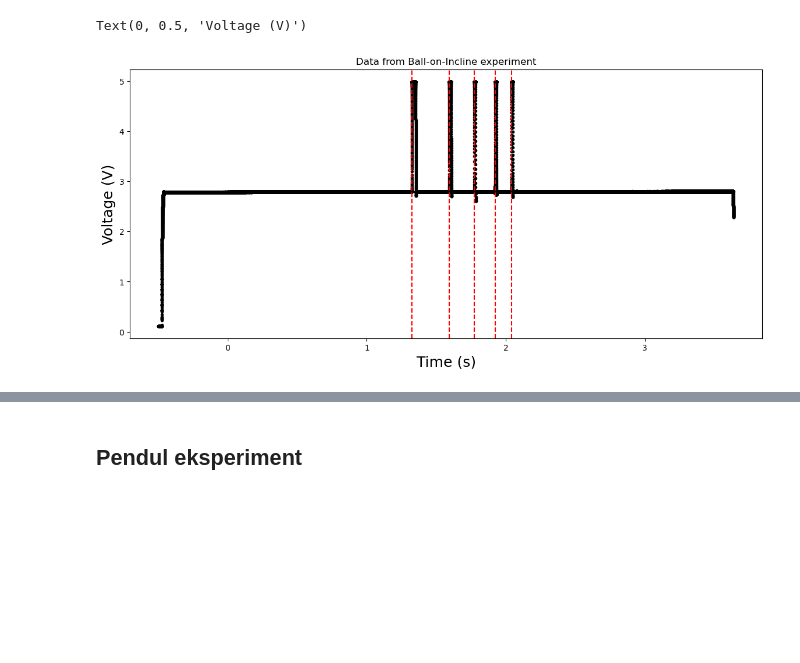
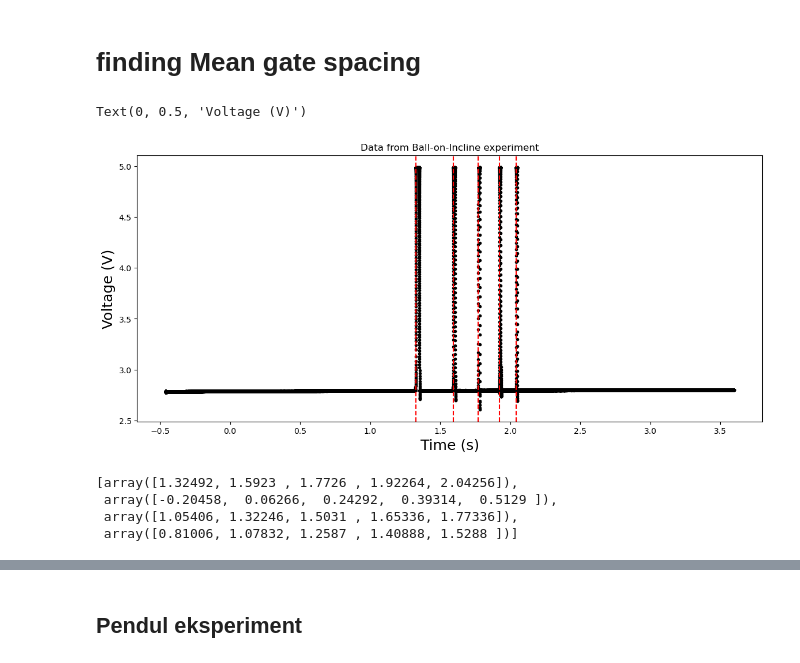
Before and after one commit to NikolajMunkKjaersgaard/Appstat-project, a Jupyter notebook: Project/BallOnIncline/Nikolaj_MeasurementsLab.ipynb, the cells around one changed output, grey strips where cells are left out. Cells and saved outputs as stored; diff of their text form; code cells hidden in the pictures; blank space fills up the shorter version.

```diff
--- a/Project/BallOnIncline/Nikolaj_MeasurementsLab.ipynb
+++ b/Project/BallOnIncline/Nikolaj_MeasurementsLab.ipynb
@@ -20,3 +25,5 @@ Setup_Angle_Sigma = 1e-2
 
 Gate_Spacing = [16.35, 34.05, 52.18, 71.21, 88.75] # entry 1 is the higest placed gate
 Gate_Spacing_Sigma = [1e-3, 1e-3, 1e-3, 1e-3, 1e-3] # entry 1 is the higest placed gate
+# %% [markdown]
+# finding Mean gate spacing
@@ -23,35 +49,36 @@ Gate_Spacing_Sigma = [1e-3, 1e-3, 1e-3, 1e-3, 1e-3] # entry 1 is the higest plac
 # %%
-def read_csv(filename, trim):
+def read_csv(filename, trim, trimend=1):
     """Read CSV from Waveforms"""
     dat = np.genfromtxt(filename, delimiter=',', skip_header=13, names=True)
-    trimdat = dat[trim:]
+    trimdat = dat[trim:-trimend]
     time = trimdat['Time_s']
     voltage = trimdat['Channel_1_V']
     return time, voltage
 # %%
 def find_midpoints(time, voltage):
     """Find timing of ball crossings"""
     threshold = np.mean(voltage)+ np.std(voltage)
     Transient_Mask = (voltage[:-1] < threshold) & (voltage[1:] >= threshold)
     Transient_Times = np.array(time[1:])[Transient_Mask]
     return Transient_Times, np.mean(np.diff(time))
 
 filename = 'Waveforms_data/Big_1.csv'
 # Read the data and plot it (possibly with passing times in):
 
-trim = 200
-time, voltage = read_csv(filename, trim)
+trim = 2000
+trimend = 2000
+time, voltage = read_csv(filename, trim,trimend)
 
 timepass, time_Sigma = find_midpoints(time, voltage)
 
 fig, ax = plt.subplots(figsize=(14, 6))
 ax.plot(time, voltage, 'k.', label='Measurements')
 #adding a vertical line at each time the ball passes
 for t in timepass:
     ax.axvline(t, color='r', linestyle='--', label='Ball pass' if t == timepass[0] else "")
 ax.set_title("Data from Ball-on-Incline experiment")
 ax.set_xlabel("Time (s)", fontsize=18)
 ax.set_ylabel("Voltage (V)", fontsize=18)
 # %% [output]
 Text(0, 0.5, 'Voltage (V)')
-[figure, old version]
+[figure, new version]
@@ -57,0 +106,7 @@ Text(0, 0.5, 'Voltage (V)')
+# %%
+TimeArray
+# %% [output]
+[array([1.32492, 1.5923 , 1.7726 , 1.92264, 2.04256]),
+ array([-0.20458,  0.06266,  0.24292,  0.39314,  0.5129 ]),
+ array([1.05406, 1.32246, 1.5031 , 1.65336, 1.77336]),
+ array([0.81006, 1.07832, 1.2587 , 1.40888, 1.5288 ])]
```
Also changed, not shown: parts of 7 cells of this notebook.
